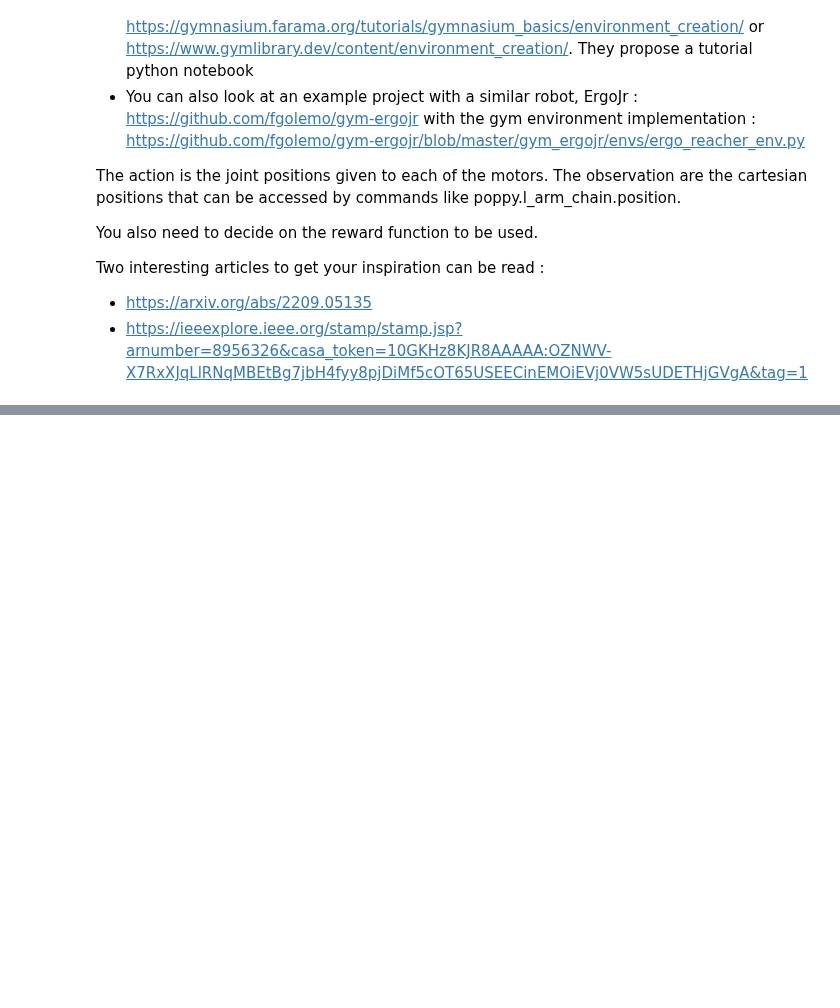
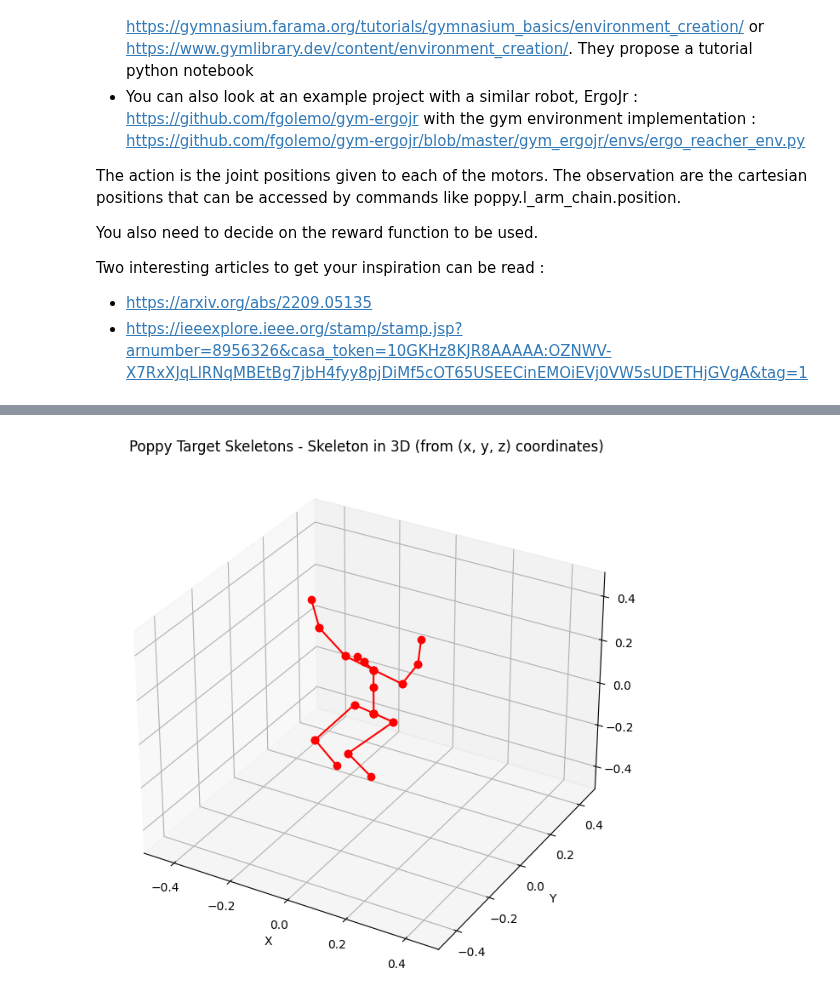
Before and after one commit to anaele-paris/Poppy, a Jupyter notebook: sujet_upper_body_imitation_anaele.ipynb, the cells around one changed output, grey strips where cells are left out. Drawn from its saved outputs; the diff is of its cells as text; code cells hidden in the pictures; blank space fills up the shorter version.

```diff
--- a/sujet_upper_body_imitation_anaele.ipynb
+++ b/sujet_upper_body_imitation_anaele.ipynb
@@ -1117,0 +1094,28 @@ False
+# %%
+# 2/ EXTRACT SKELETONS
+####################################################
+
+# Choose video file
+path_video = './resources/sample_videos/' # './resources/sample_videos/'
+path_skeletons = './resources/sample_poppy_skeletons/'
+# file = 'output.mp4'
+# file = 'mai1.mov'
+file = 'anaele_bent_arms_1.mp4' # 'anaele_hoolahoop.mp4' # anaele_kneel_down.mp4  anaele_twist.mp4 anaele_hoolahoop.mp4
+video = path_video + file
+
+# Extract humain skeleton from video and preprocess
+# ----------------------------------------------------------
+skeletons = blazepose_skeletons(video)
+topology = [0, 0, 1, 2, 0, 4, 5, 0, 7, 8, 9, 8, 11, 12, 8, 14, 15] # connections between joints (see bellow)
+skeletons_pp = preprocess_skeletons(skeletons[60:100,:,:], topology, angle= np.pi/4 ,ref_joint = 0 , smoothing_n=10, interpolation_factor = 1 )
+torch.save(skeletons_pp, path_skeletons + file[:-4] + '_skeletons.pt')
+plot_skeletons_video_xyz(skeletons_pp, topology, proportionnal=1, title='Preprocessed HUMAN Skeletons - ')
+
+# Get Poppy target skeleton from human skeleton and save
+#----------------------------------------------------------
+poppy_lengths = torch.Tensor([0.0, 0.07, 0.18, 0.19, 0.07, 0.18, 0.19, 0.12, 0.08, 0.07, 0.05, 0.1, 0.15, 0.13, 0.1, 0.15, 0.13])
+poppy_skeletons = get_poppy_skeletons(skeletons_pp, topology, poppy_lengths)
+torch.save(poppy_skeletons, path_skeletons + file[:-4] + '_test_poppy_skeletons.pt')
+plot_skeletons_video_xyz(poppy_skeletons, topology, proportionnal=1, title='Poppy Target Skeletons - ')
+# %% [output]
+[figure, added]
```
Also changed, not shown: parts of 17 cells of this notebook, 31 other files.
